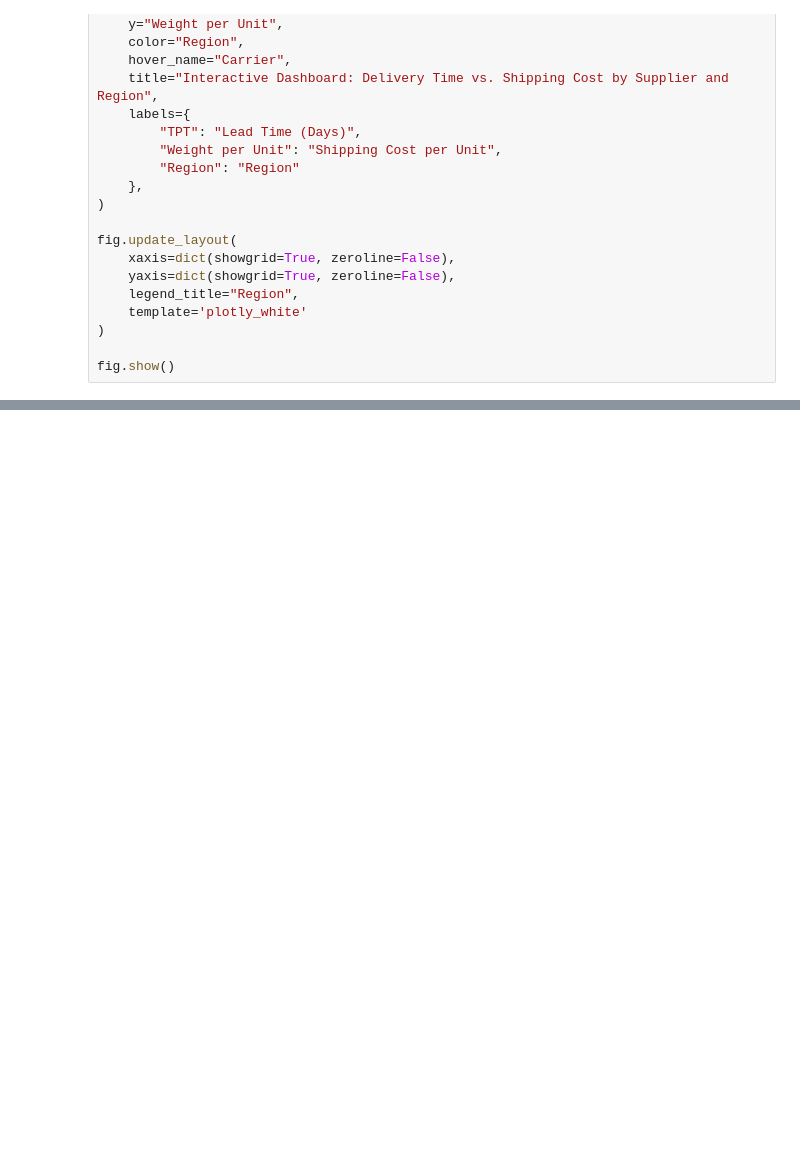
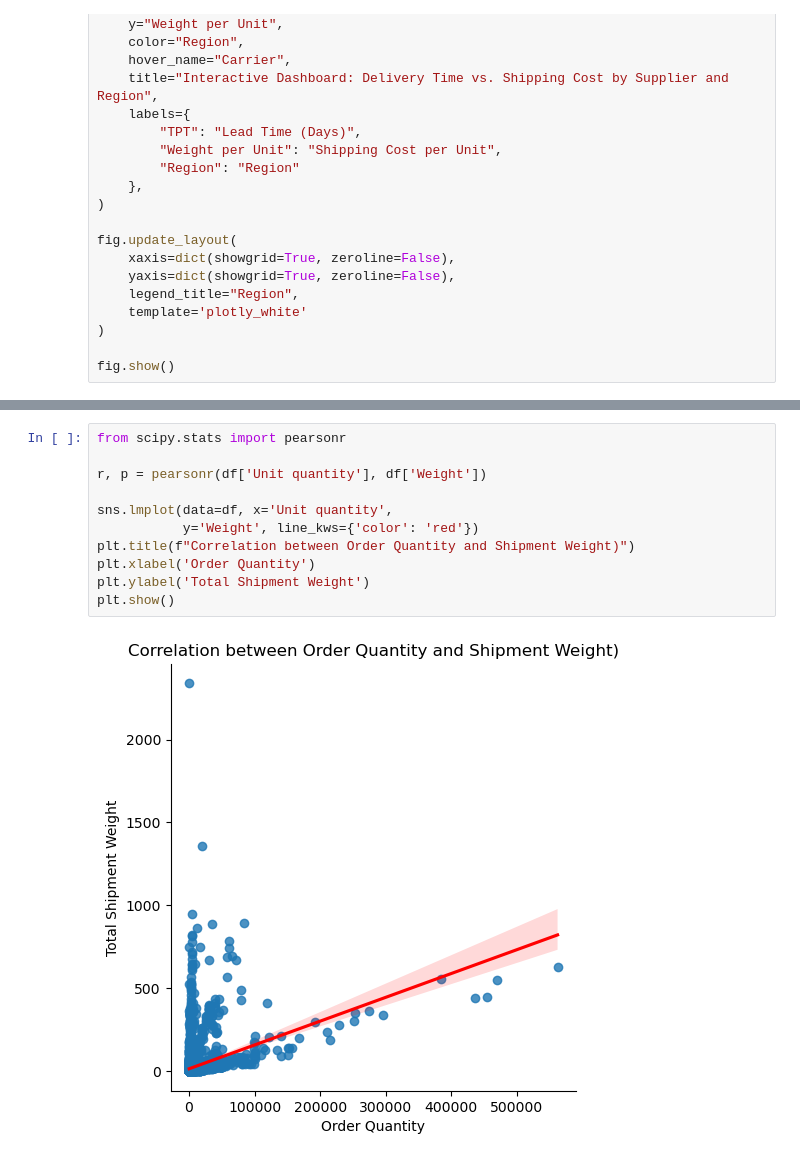
Before and after one commit to IT2053C-Gilany/final-project-patellldiyaaa, a Jupyter notebook: final-project.ipynb, the cells around one changed output, grey strips where cells are left out. Drawn from its saved outputs; the diff is of its cells as text; blank space fills up the shorter version.

```diff
--- a/final-project.ipynb
+++ b/final-project.ipynb
@@ -521,0 +633,13 @@ fig.show()
+# %%
+from scipy.stats import pearsonr
+
+r, p = pearsonr(df['Unit quantity'], df['Weight'])
+
+sns.lmplot(data=df, x='Unit quantity',
+           y='Weight', line_kws={'color': 'red'})
+plt.title(f"Correlation between Order Quantity and Shipment Weight)")
+plt.xlabel('Order Quantity')
+plt.ylabel('Total Shipment Weight')
+plt.show()
+# %% [output]
+[figure, added]
```
Also changed, not shown: parts of 19 cells of this notebook.
